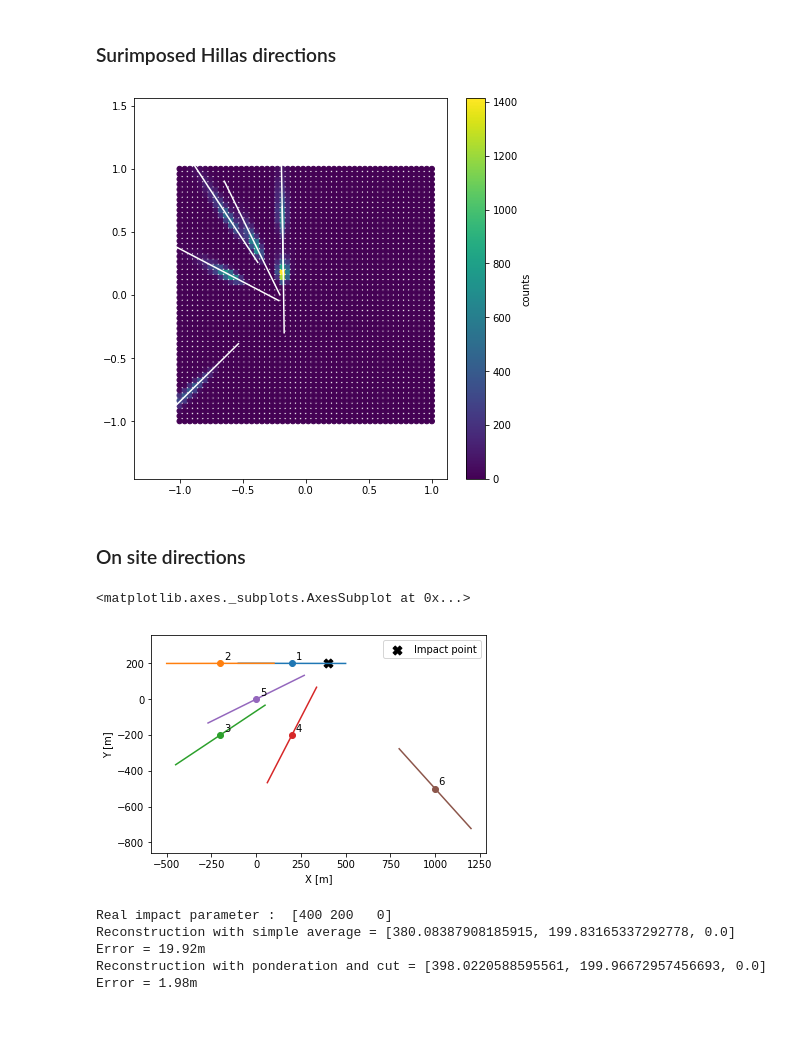
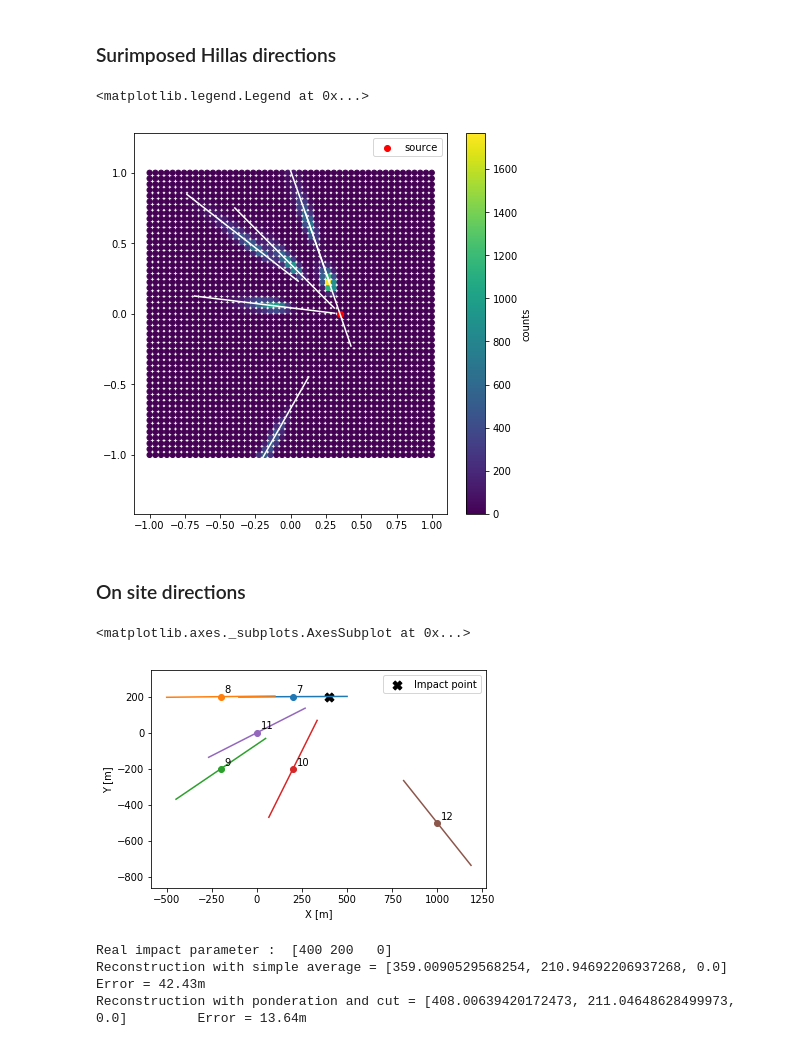
Before and after one commit to vuillaut/pschitt, a Jupyter notebook: notebooks/example.ipynb, the cells around one changed output. Saved outputs shown, nothing was run; the diff lists cells and outputs as text; code cells hidden in the pictures.

Commit message:
cleaning some code in the example notebook

```diff
--- a/notebooks/example.ipynb
+++ b/notebooks/example.ipynb
@@ -17,11 +17,11 @@ shower.impact_point = np.array([400,200,0])
 
 #shower direction
 shower.alt = math.radians(70)
-shower.az = math.radians(90)
+shower.az = math.radians(70)
 
 #pointing direction off-axis
-talt = math.radians(71)
-taz = math.radians(89)
+talt = math.radians(68)
+taz = math.radians(70)
 
 #shower parameters
 shower_top = 12000
@@ -119,16 +120,18 @@ viz.display_stacked_cameras(alltel, s=14)
 # %%
 plt.figure(figsize=(7,7))
 ax = viz.display_stacked_cameras(alltel, s=27)
 x = np.linspace(-0.5, 0.5)
 for tel, hp in zip(triggered_telescopes, HP):
     ax.plot(hp[1] + x*np.cos(hp[7] + math.pi/2.), hp[2] + x*np.sin(hp[7] + math.pi/2.), color="white")
-# plt.savefig('../share/images/example/hillas_reco.eps', fmt='eps', dpi=300)
+plt.scatter(tel1.focal * (shower.alt-talt), tel1.focal * (shower.az-taz), color="red", label="source")
+plt.legend()
 # %% [output]
+<matplotlib.legend.Legend at 0x...>
-[figure, old version]
+[figure, new version]
 # %% [markdown]
 ### On site directions
 # %%
 viz.plot_array_reconstructed(triggered_telescopes, HP, shower.impact_point)
 # %% [output]
 <matplotlib.axes._subplots.AxesSubplot at 0x...>
-[figure, old version]
+[figure, new version]
@@ -139,9 +138,13 @@ if len(triggered_telescopes)>1:
 # %%
+if len(triggered_telescopes)>1:
+    pa = hillas.impact_parameter_average(triggered_telescopes, HP)
+    p = hillas.impact_parameter_ponderated(triggered_telescopes, HP)
+
 if len(triggered_telescopes)>1:
     print("Real impact parameter : ", shower.impact_point)
     print("Reconstruction with simple average = %s \tError = %.2fm" % (pa, math.sqrt(((shower.impact_point-pa)**2).sum())))
     print("Reconstruction with ponderation and cut = %s \tError = %.2fm" % (p, math.sqrt(((shower.impact_point-p)**2).sum())))
 # %% [output]
 Real impact parameter :  [400 200   0]
-Reconstruction with simple average = [380.08387908185915, 199.83165337292778, 0.0]      Error = 19.92m
-Reconstruction with ponderation and cut = [398.0220588595561, 199.96672957456693, 0.0]  Error = 1.98m
+Reconstruction with simple average = [359.0090529568254, 210.94692206937268, 0.0]       Error = 42.43m
+Reconstruction with ponderation and cut = [408.00639420172473, 211.04648628499973, 0.0]         Error = 13.64m
```
Also changed, not shown: parts of 14 cells of this notebook.
